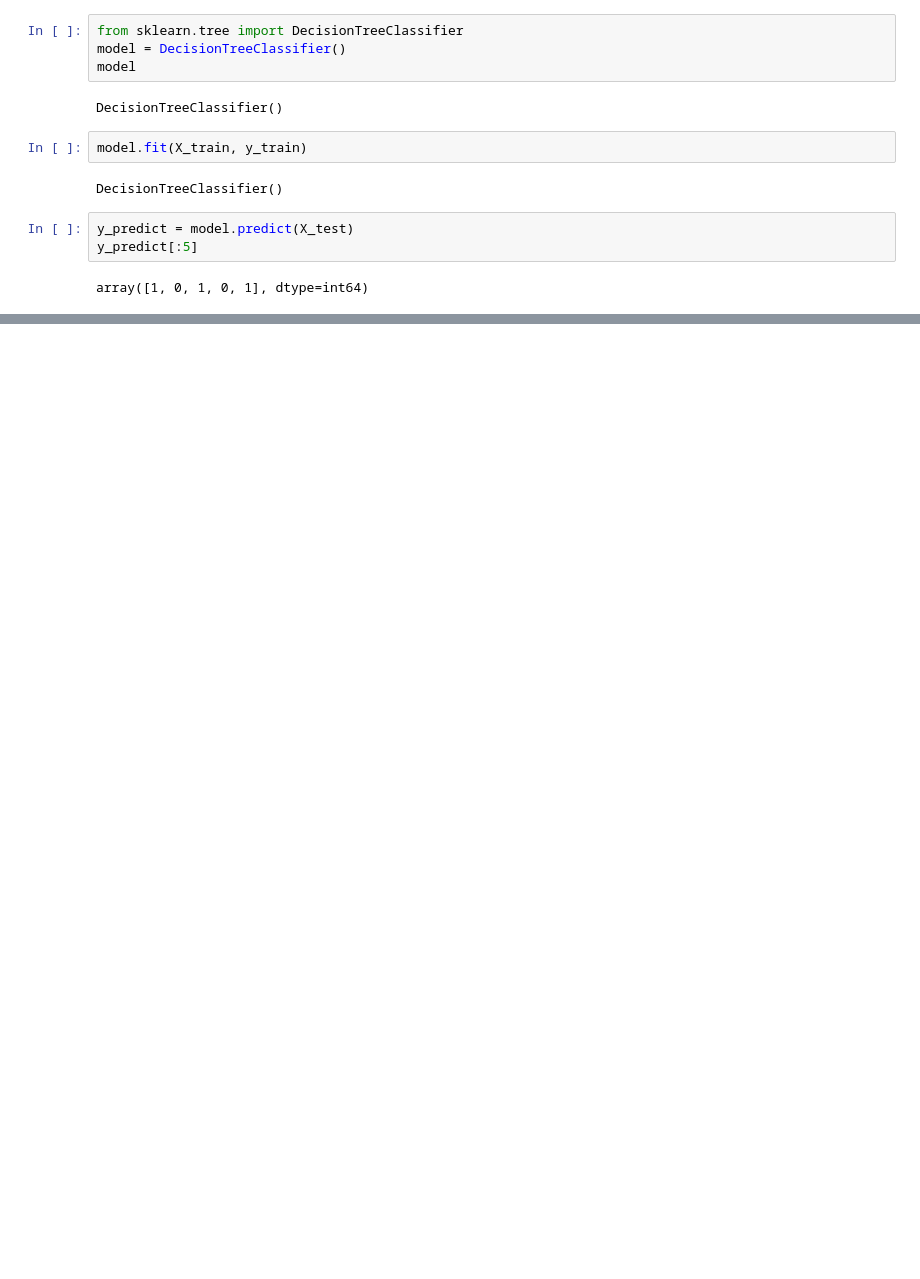
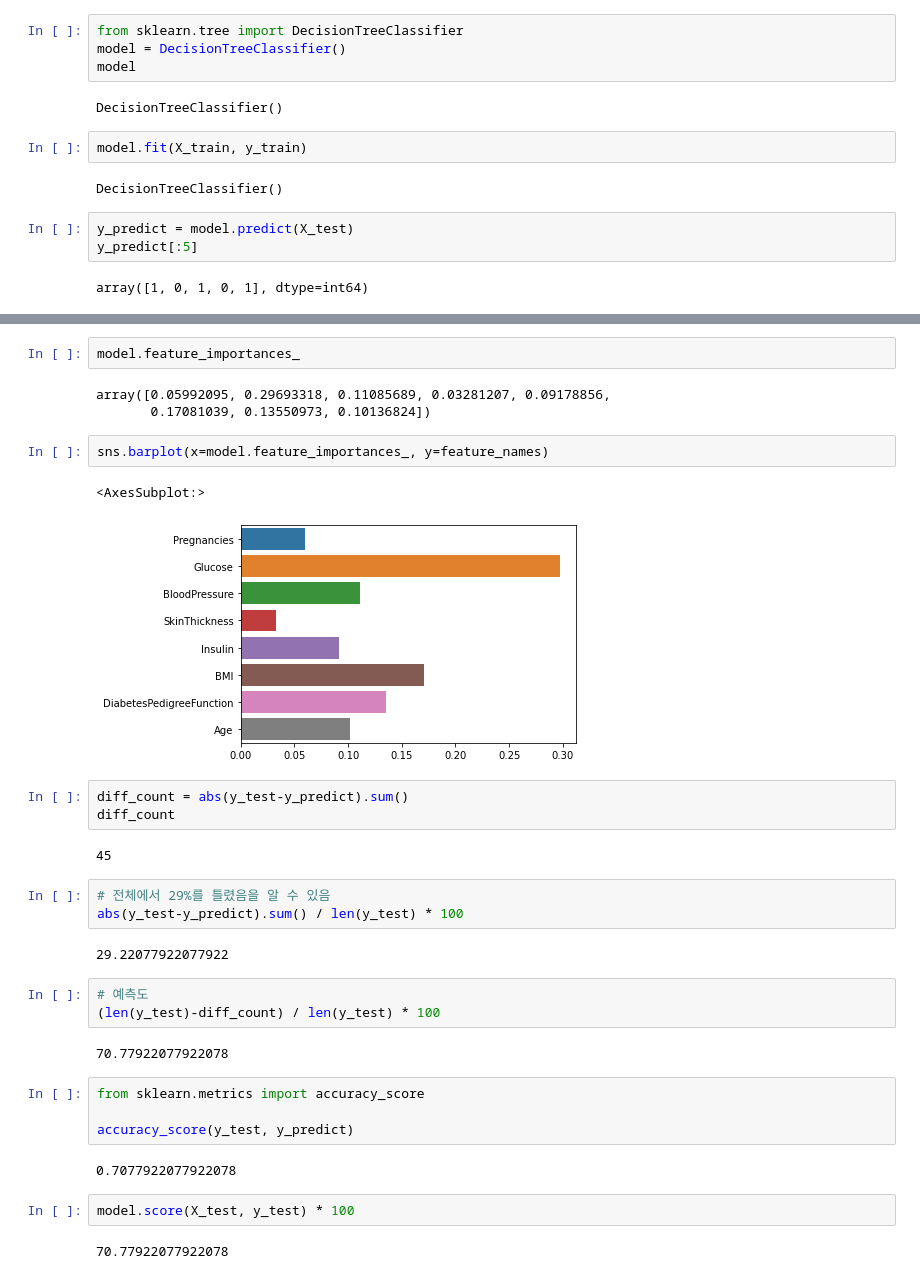
Before and after one commit to shinjangwoon/Kaggle, a Jupyter notebook: kaggle/Pima Indians/Pima Indians.ipynb, the cells around one changed output, grey strips where cells are left out. Cells and saved outputs as stored; diff of their text form; blank space fills up the shorter version.

```diff
--- a/kaggle/Pima Indians/Pima Indians.ipynb
+++ b/kaggle/Pima Indians/Pima Indians.ipynb
@@ -156,0 +156,35 @@ ExecutableNotFound: failed to execute 'dot', make sure the Graphviz executables
+# %%
+model.feature_importances_
+# %% [output]
+array([0.05992095, 0.29693318, 0.11085689, 0.03281207, 0.09178856,
+       0.17081039, 0.13550973, 0.10136824])
+# %%
+sns.barplot(x=model.feature_importances_, y=feature_names)
+# %% [output]
+<AxesSubplot:>
+[figure, added]
+# %%
+diff_count = abs(y_test-y_predict).sum()
+diff_count
+# %% [output]
+45
+# %%
+# 전체에서 29%를 틀렸음을 알 수 있음
+abs(y_test-y_predict).sum() / len(y_test) * 100
+# %% [output]
+29.22077922077922
+# %%
+# 예측도
+(len(y_test)-diff_count) / len(y_test) * 100
+# %% [output]
+70.77922077922078
+# %%
+from sklearn.metrics import accuracy_score
+
+accuracy_score(y_test, y_predict)
+# %% [output]
+0.7077922077922078
+# %%
+model.score(X_test, y_test) * 100
+# %% [output]
+70.77922077922078
```
Also changed, not shown: parts of 3 cells of this notebook.
